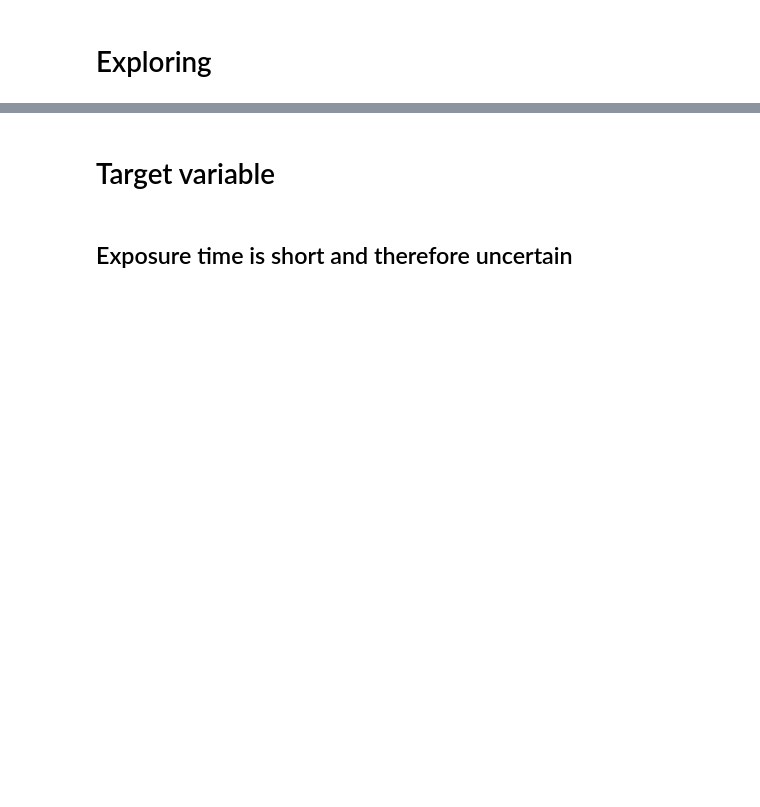
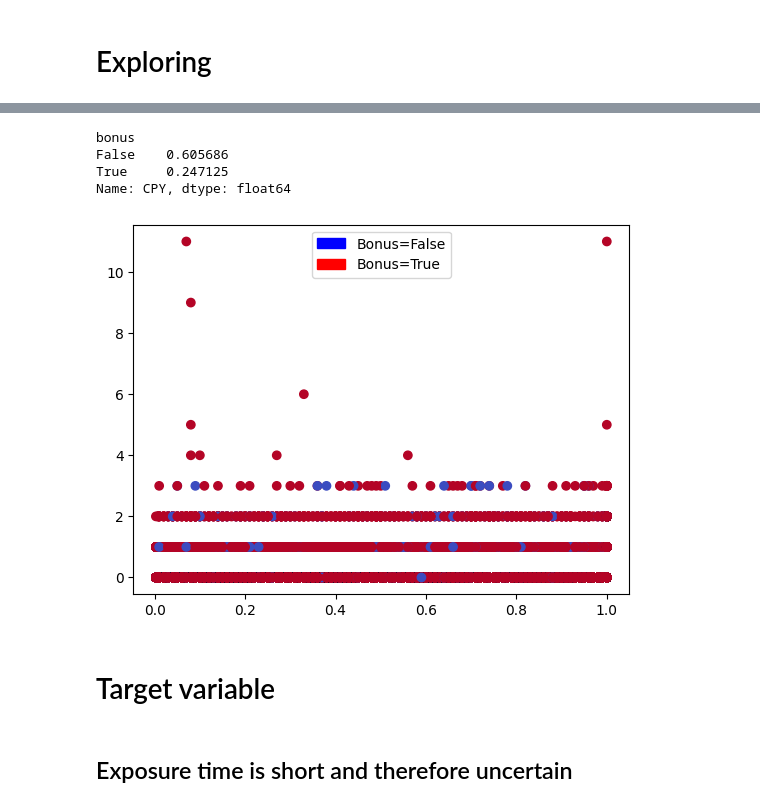
Before and after one commit to philipmunster/car-insurance-ML-ITU, a Jupyter notebook: philip/eda.ipynb, the cells around one changed output, grey strips where cells are left out. Cells and saved outputs as stored; diff of their text form; code cells hidden in the pictures; blank space fills up the shorter version.

```diff
--- a/philip/eda.ipynb
+++ b/philip/eda.ipynb
@@ -174,0 +270,3 @@ Name: DrivAge, dtype: float64
+# %%
+one_hot_df['bonus'] = one_hot_df['BonusMalus'] < 100
+one_hot_df['malus'] = one_hot_df['BonusMalus'] >= 100
@@ -175,3 +289,29 @@ Name: DrivAge, dtype: float64
+# %%
+one_hot_df['CPY'] = one_hot_df['ClaimNb'] / one_hot_df['Exposure']
+# %%
+one_hot_df.groupby("bonus")['CPY'].mean()
+# %% [output]
+bonus
+False    0.605686
+True     0.247125
+Name: CPY, dtype: float64
+# %%
+import matplotlib.patches as mpatches
+
+plt.scatter(
+    one_hot_df['Exposure'],
+    one_hot_df['ClaimNb'],
+    c=one_hot_df['bonus'],
+    cmap='coolwarm'
+)
+
+red_patch = mpatches.Patch(color='blue', label='Bonus=False')
+green_patch = mpatches.Patch(color='red', label='Bonus=True')
+
+plt.legend(handles=[red_patch, green_patch])
+plt.show()
+# %% [output]
+[figure, added]
 # %% [markdown]
 # Target variable
 # %% [markdown]
```
Also changed, not shown: parts of 50 cells of this notebook, 10 other files.
